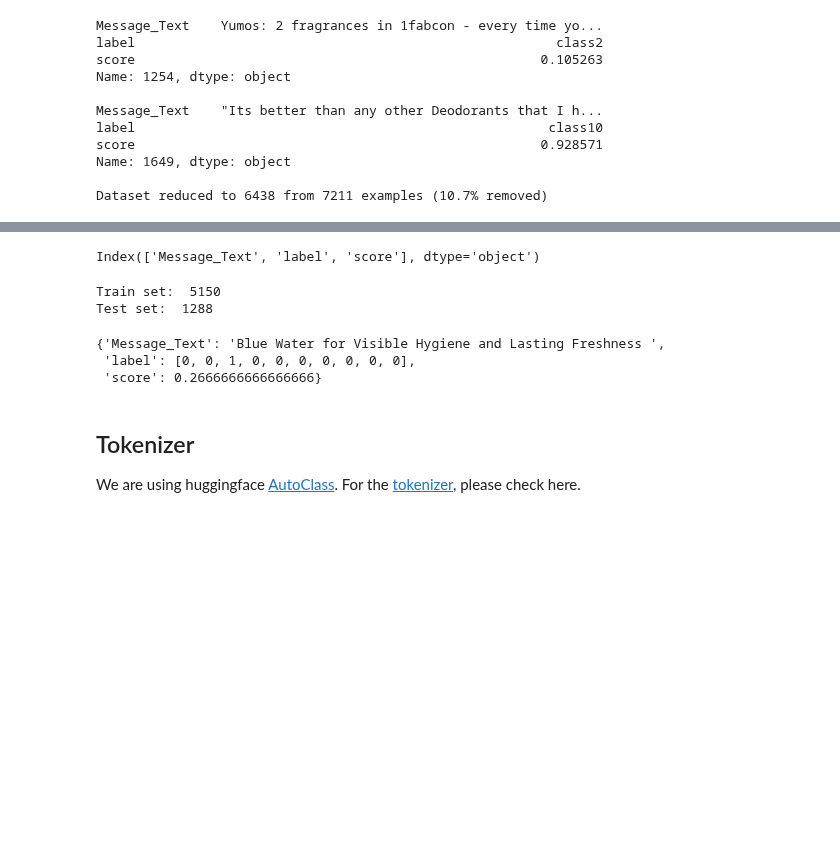
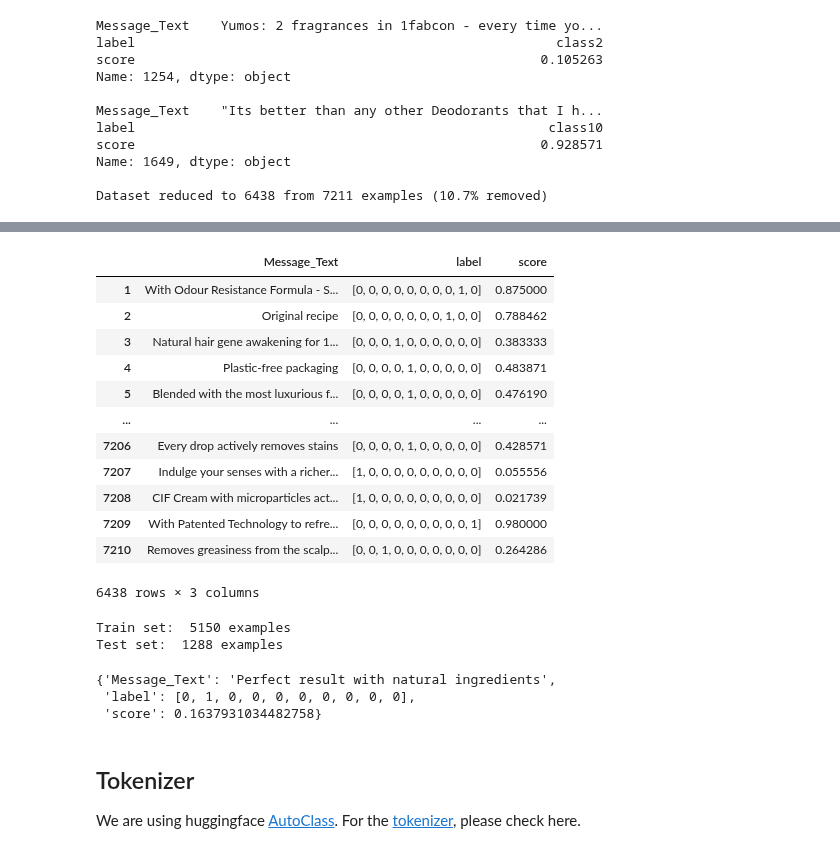
Before and after one commit to jpsiegel/Projects, a Jupyter notebook: caseStudy_Jan.ipynb, the cells around one changed output, grey strips where cells are left out. Saved outputs shown, nothing was run; the diff lists cells and outputs as text; code cells hidden in the pictures; blank space fills up the shorter version.

```diff
--- a/caseStudy_Jan.ipynb
+++ b/caseStudy_Jan.ipynb
@@ -174,30 +200,45 @@ Dataset reduced to 6438 from 7211 examples (10.7% removed)
 # %%
-num_classes = 10
+# Cast string label to one hot encoding
+
 def one_hot_label(str_label):
   one_hot_list = [0, 0, 0, 0, 0, 0, 0, 0, 0, 0]
   idx = int(str_label.strip("class")) - 1
   one_hot_list[idx] = 1
   return one_hot_list
 
 data_ready = data_eng.copy()
 data_ready["label"] = data_eng["label"].map(one_hot_label)
-data_ready.columns
+data_ready
 # %% [output]
+|  | Message_Text | label | score |
+| 1 | With Odour Resistance Formula - S... | [0, 0, 0, 0, 0, 0, 0, 0, 1, 0] | 0.875000 |
+| 2 | Original recipe | [0, 0, 0, 0, 0, 0, 0, 1, 0, 0] | 0.788462 |
+| 3 | Natural hair gene awakening for 1... | [0, 0, 0, 1, 0, 0, 0, 0, 0, 0] | 0.383333 |
+| 4 | Plastic-free packaging | [0, 0, 0, 0, 1, 0, 0, 0, 0, 0] | 0.483871 |
+| 5 | Blended with the most luxurious f... | [0, 0, 0, 0, 1, 0, 0, 0, 0, 0] | 0.476190 |
+| ... | ... | ... | ... |
+| 7206 | Every drop actively removes stains | [0, 0, 0, 0, 1, 0, 0, 0, 0, 0] | 0.428571 |
+| 7207 | Indulge your senses with a richer... | [1, 0, 0, 0, 0, 0, 0, 0, 0, 0] | 0.055556 |
+| 7208 | CIF Cream with microparticles act... | [1, 0, 0, 0, 0, 0, 0, 0, 0, 0] | 0.021739 |
+| 7209 | With Patented Technology to refre... | [0, 0, 0, 0, 0, 0, 0, 0, 0, 1] | 0.980000 |
+| 7210 | Removes greasiness from the scalp... | [0, 0, 1, 0, 0, 0, 0, 0, 0, 0] | 0.264286 |
-Index(['Message_Text', 'label', 'score'], dtype='object')
+6438 rows × 3 columns
 # %%
 # convert pandas into dataset and get train and test dataset
+from datasets import Dataset
+
 ds = (Dataset.from_pandas(data_ready, preserve_index=False).train_test_split(train_size=0.8, test_size=0.2))
-print("Train set: ", len(ds["train"]))
-print("Test set: ", len(ds["test"]))
+print("Train set: ", len(ds["train"]), "examples")
+print("Test set: ", len(ds["test"]), "examples")
 
 # peek at one example
 ds["train"][0]
 # %% [output]
-Train set:  5150
-Test set:  1288
+Train set:  5150 examples
+Test set:  1288 examples
-{'Message_Text': 'Blue Water for Visible Hygiene and Lasting Freshness ',
- 'label': [0, 0, 1, 0, 0, 0, 0, 0, 0, 0],
- 'score': 0.2666666666666666}
+{'Message_Text': 'Perfect result with natural ingredients',
+ 'label': [0, 1, 0, 0, 0, 0, 0, 0, 0, 0],
+ 'score': 0.1637931034482758}
 # %% [markdown]
 ## Tokenizer
 
```
Also changed, not shown: parts of 21 cells of this notebook.
